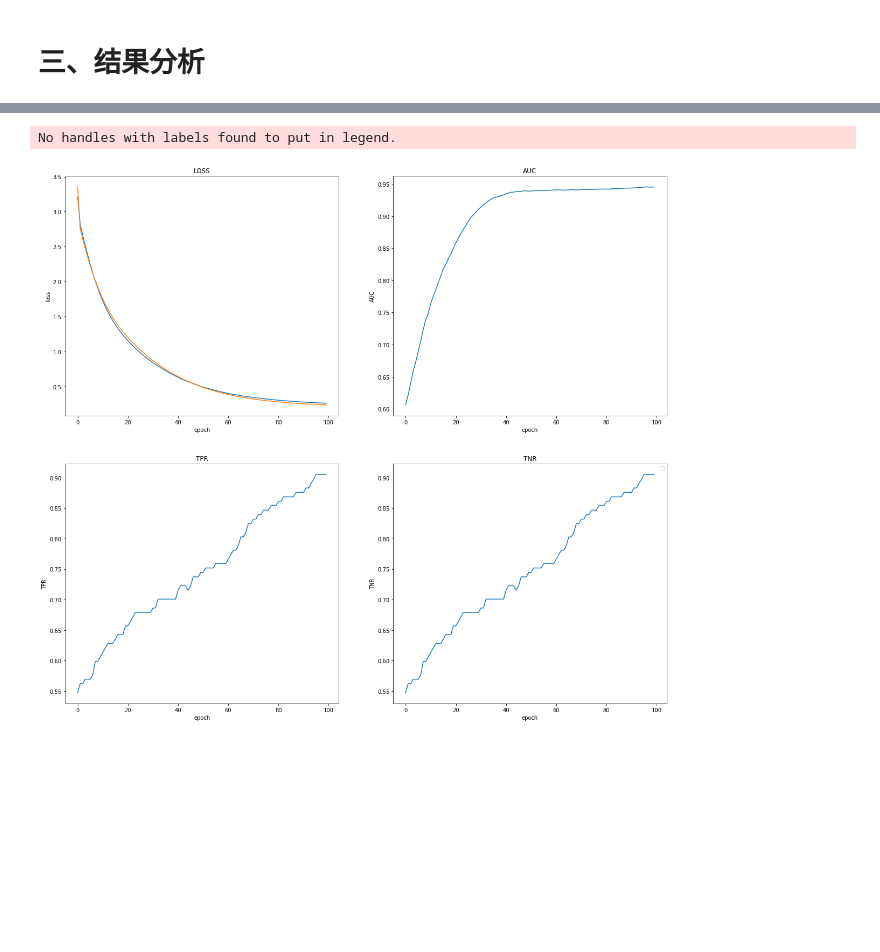
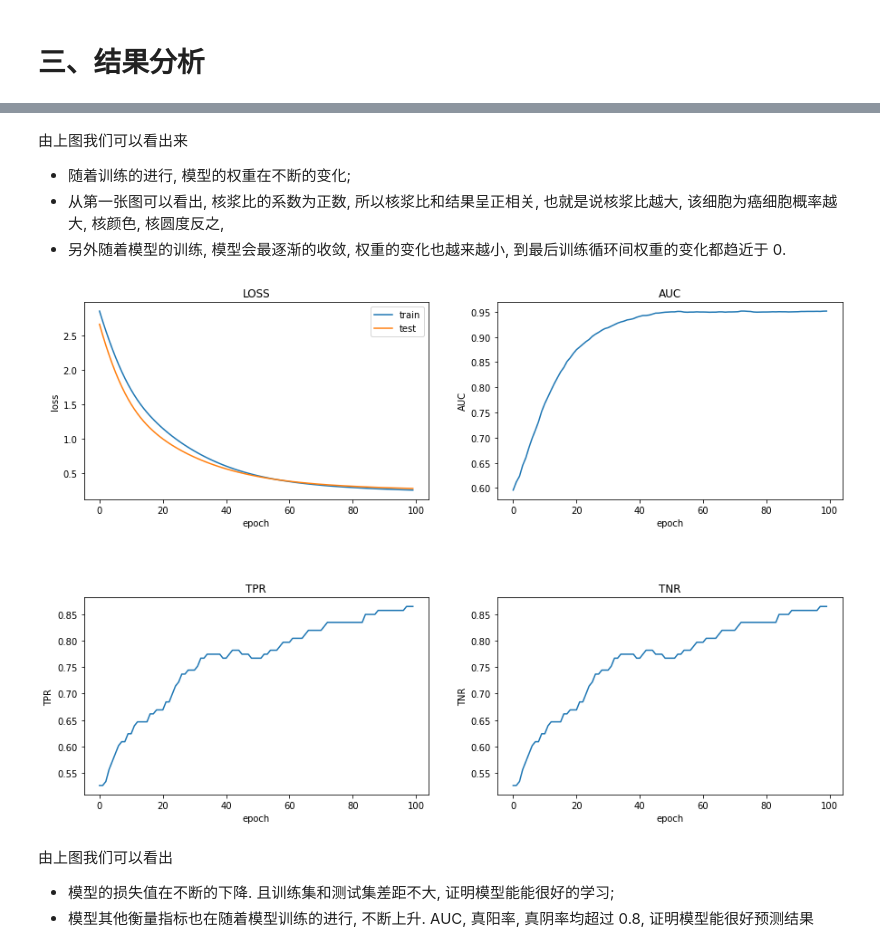
Before and after one commit to pongvista/QuickTourForDeepLearning, a Jupyter notebook: Example/Logistic Regression/logistic_model(1).ipynb, the cells around one changed output, grey strips where cells are left out. Cells and saved outputs as stored; diff of their text form; code cells hidden in the pictures; blank space fills up the shorter version.

```diff
--- a/Example/Logistic Regression/logistic_model(1).ipynb
+++ b/Example/Logistic Regression/logistic_model(1).ipynb
@@ -205,0 +324,5 @@ optimizer = torch.optim.SGD(LR.parameters(), lr=learning_rate)
+# %%
+optimizer.zero_grad()
+loss.backward()
+cur_grad = get_round_weight(LR.linear.weight.grad)
+print('当前梯度是: {}'.format(cur_grad))
@@ -205,0 +333,10 @@ optimizer = torch.optim.SGD(LR.parameters(), lr=learning_rate)
+# %%
+last_weight=get_round_weight(LR.linear.weight)
+cur_update =get_round_weight(LR.linear.weight.grad, lr=learning_rate)
+optimizer.step()
+cur_weight=get_round_weight(LR.linear.weight)
+print('''当前循环次数 2:
+  之前的权重 : {}
+  当前学习率 : {}
+  学习率*梯度: {}
+  更新后权重 : {} '''.format(last_weight, learning_rate, cur_update, cur_weight))
@@ -321,13 +356,3 @@ tensor([[ 3.5386e-05,  4.2426e-01, -3.5976e-01, -6.7739e-02,  5.2965e-02,
-# %%
-def get_round_weight(vector, lr=None):
-    '''
-    获取向量输出字符串, 小数取 4 位
-    '''
-    lr = 1 if lr is None else -lr
-    result = vector[:, :8].squeeze() * lr
-    result = result.detach().tolist()
-    result = ['{:.4f}'.format(x) for x in result]
-    return result
 # %%
 losses_train = []
 losses_test = []
@@ -382,9 +407,9 @@ for epoch in range(epoches):
 
     print('*'*15,
         '''当前循环次数: {:2d} | 准确率: {:.2f}, 训练集/测试集损失值: {:.4f}/{:.4f}
-    之前的权重: {}
-    当前的梯度: {}
-    更新后权重: {}'''.format(epoch, correct/total, losses_train[-1], losses_test[-1], last_weight, cur_grad, cur_weight)
+    之前的权重 : {}
+    梯度*学习率: {}
+    更新后权重 : {}'''.format(epoch+3, correct/total, losses_train[-1], losses_test[-1], last_weight, cur_grad, cur_weight)
     )
 
     time.sleep(0.5)
@@ -436,6 +479,11 @@ df_weights
+# %% [markdown]
+由上图我们可以看出来
+- 随着训练的进行, 模型的权重在不断的变化;
+- 从第一张图可以看出, 核浆比的系数为正数, 所以核浆比和结果呈正相关, 也就是说核浆比越大, 该细胞为癌细胞概率越大, 核颜色, 核圆度反之,
+- 另外随着模型的训练, 模型会最逐渐的收敛, 权重的变化也越来越小, 到最后训练循环间权重的变化都趋近于 0.
 # %%
 # loss
-plt.figure(figsize=(20, 18))
+plt.figure(figsize=(15, 10))
 plt.subplot(2, 2, 1)
 x = np.arange(0, epoches)
 plt.plot(x, losses_train, label='train')
@@ -443,34 +491,37 @@ plt.plot(x, losses_test, label='test')
 plt.title('LOSS')
 plt.xlabel('epoch')
 plt.ylabel('loss')
-
+plt.legend()
 
 # 计算 auc, 真阳率(true positive rate), 真阴率(true negative rate)
 from sklearn.metrics import confusion_matrix, roc_auc_score
 label_true = df_test['label'].to_numpy()
 aucs, tprs, tnrs = [], [], []
 theshold = 0.5
 
 for pred in predictions:
     aucs.append(roc_auc_score(label_true, pred))
     tmp = pred.copy()
     tmp[tmp >= theshold] = 1
     tmp[tmp < theshold] = 0
     tn, fp, fn, tp = confusion_matrix(label_true, tmp).ravel()
     tprs.append(tp/(tp+fn))
     tnrs.append(tn/(tn+fp))
 
 # plt.figure(figsize=(10, 18))
 tittle = 'AUC TPR TNR'.split()
 x = np.arange(0, epoches)
 for index, matric in enumerate([aucs, tprs, tprs]):
     plt.subplot(2, 2, index+2)
     plt.plot(x, matric)
     plt.title(tittle[index])
     plt.xlabel('epoch')
     plt.ylabel(tittle[index])
-plt.legend()
+plt.subplots_adjust(hspace=0.5)
 plt.show()
 # %% [output]
-No handles with labels found to put in legend.
-[figure, old version]
+[figure, new version]
+# %% [markdown]
+由上图我们可以看出
+- 模型的损失值在不断的下降. 且训练集和测试集差距不大, 证明模型能能很好的学习;
+- 模型其他衡量指标也在随着模型训练的进行, 不断上升. AUC, 真阳率, 真阴率均超过 0.8, 证明模型能很好预测结果
```
Also changed, not shown: parts of 52 cells of this notebook.
